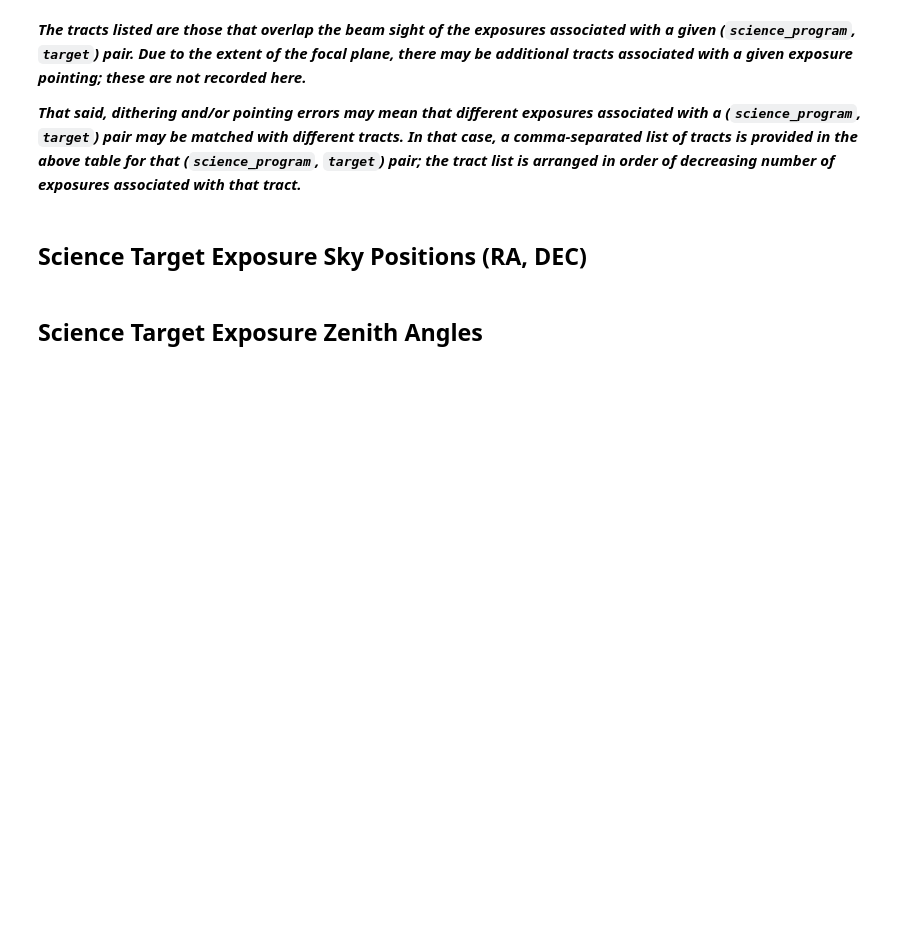
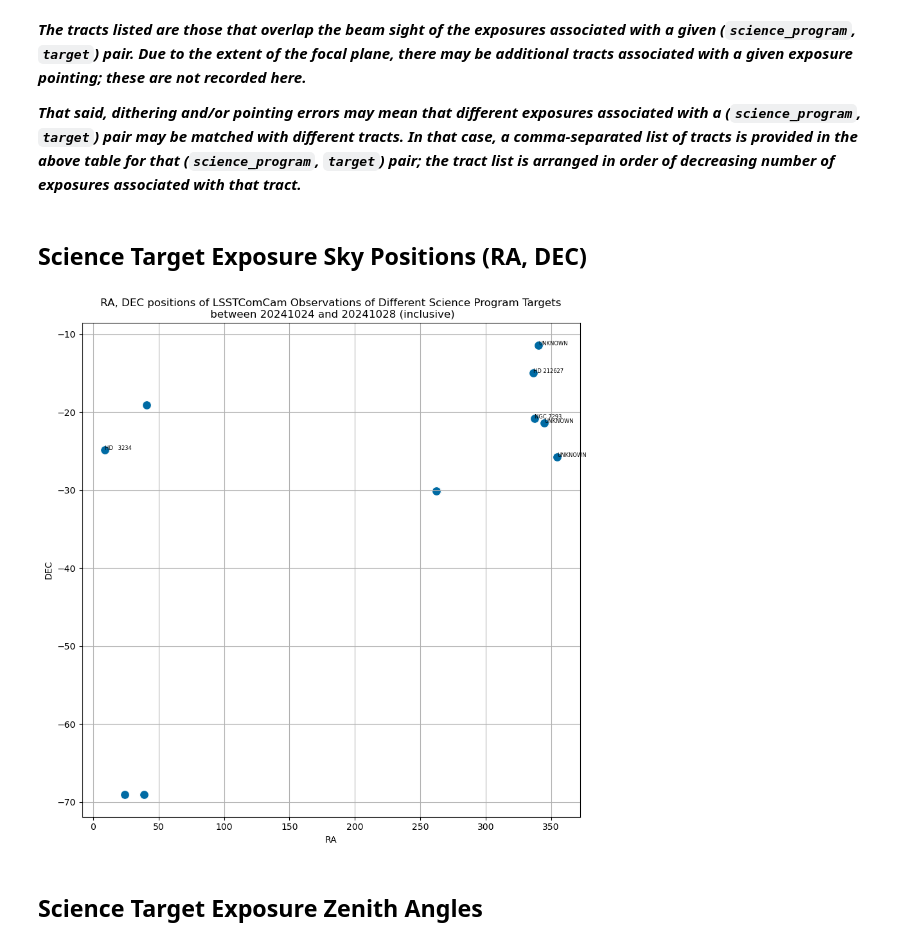
Before and after one commit to lsst-dm/vv-team-notebooks, a Jupyter notebook: reports/TargetReport.ipynb, the cells around one changed output. Cells and saved outputs as stored; diff of their text form; code cells hidden in the pictures; blank space fills up the shorter version.

Commit message:
Updated TargetReport to use a range of dates

```diff
--- a/reports/TargetReport.ipynb
+++ b/reports/TargetReport.ipynb
@@ -5,12 +5,13 @@ See Jira issue <a href=https://rubinobs.atlassian.net/browse/SP-924>SP-924</a>.
 
 **Credit:** Based heavily on the <a href=https://github.com/sylvielsstfr/AuxTelComm/blob/main/notebooks_usdf/ana_auxtelprod_jn/spectractor_v3.1.0_May2024/ListOfExposures-hologram-oga.ipynb> List of Exposures at USDF in OGA</a> notebook by Sylvie Dagoret-Campagne.  This initial "Prototype Target Dashboard" notebook would not have been possible without it.
 # %%
-instrument = 'LATISS'
-repo = '/repo/embargo'
-day_obs = '2024-08-07'
-collection = 'LATISS/prompt/output-2024-08-07'
-collection_sky = 'LATISS/runs/AUXTEL_DRP_IMAGING_20230509_20240513/w_2024_20/PREOPS-5146'
-skymap_name = 'latiss_v1'
+instrument = 'LSSTComCam'
+repo = 'embargo_new'
+day_obs_start = '2024-10-24'
+day_obs_end = 'TODAY'
+collection = 'LSSTComCam/nightlyValidation'
+collection_sky = 'LSSTComCamSim/runs/DRP/OR4/w_2024_25/DM-45066'
+skymap_name = 'ops_rehersal_prep_2k_v1'
 col_sciprog = 'science_program'
 col_target = 'target'
 col_filter = 'filter'
@@ -57,4 +49,25 @@ from astropy.time import Time
 import warnings
+# %%
+
+# 1.2 Convert day_obs_start and day_obs_end to integers...
+
+# Convert the date_obs_start string to a datetime object
+if day_obs_start.lower() == "today":
+    day_obs_start = datetime.strptime(date.today().strftime("%Y-%m-%d"), '%Y-%m-%d')
+else:
+    day_obs_start = datetime.strptime(day_obs_start, '%Y-%m-%d')
+# Convert the date_obs_start datetime object to an integer
+day_obs_start = int(day_obs_start.strftime('%Y%m%d'))
+#print("Start date is: ", day_obs_start)
+
+# Convert the date_obs_end string to a datetime object
+if day_obs_end.lower() == "today":
+    day_obs_end = datetime.strptime(date.today().strftime("%Y-%m-%d"), '%Y-%m-%d')
+else:
+    day_obs_end = datetime.strptime(day_obs_end, '%Y-%m-%d')
+# Convert the date_obs_end datetime object to an integer
+day_obs_end = int(day_obs_end.strftime('%Y%m%d'))
+#print("End date is: ", day_obs_end)
 # %%
 ## 1.3 Define functions and parameters
 
@@ -377,8 +392,9 @@ registry = butler.registry
 
 ## 2.2 Read in information from the `exposure` dimension and create pandas DataFrame
 
-# Query the metadata for the `exposure` dimension, limiting the results to this particular instrument and day of observation:
-query="instrument='%s' AND day_obs=%d" % (instrument, day_obs)
+# Query the metadata for the `exposure` dimension, limiting the results to this particular instrument and range of days of observation:
+#query="instrument='%s' AND day_obs=%d" % (instrument, day_obs)
+query="instrument='%s' AND day_obs>=%d AND day_obs<=%d" % (instrument, day_obs_start, day_obs_end)
 results = registry.queryDimensionRecords('exposure',where=query)
 # %%
 
@@ -626,33 +666,35 @@ df_final
 # %%
 
 ## 3.3 Positions
 
 ### 3.3.1 Target RA, DEC
 
 df_sci.sort_values(by='field_name', inplace=True)
 
 plt.figure(figsize=(10, 10))
 
 # Plot in Cartesian coordinates
 if df_sci[col_target].dtype == "int64" or df_sci[col_target].dtype == "float64":
     # We create and annotate the plot one way if col_target is numerical...
     ax = sns.scatterplot(data=df_sci, x="ra", y="dec", hue=col_target, palette='viridis', s=100)
 else:
     # Otherwise, if col_target is a string or similar, we create and annotate the plot this way...
     #  (This could be done better.  As it is, the spacing is very crowded.)
     ax = sns.scatterplot(data=df_sci, x="ra", y="dec", s=100)
     prev_label = 'XXXXXX'
     for i, label in enumerate(df_sci[col_target]):
         if label != prev_label:
             ax.annotate(label, (df_sci['ra'].iloc[i], df_sci['dec'].iloc[i]), fontsize=6)
             prev_label = label
 
 # Add labels and title
 plt.xlabel('RA')
 plt.ylabel('DEC')
-title = """RA, DEC positions of %s Observations of Different Science Program Targets on %s""" %(instrument, day_obs)
+title = """RA, DEC positions of %s Observations of Different Science Program Targets\n between %s and %s (inclusive)""" %(instrument, day_obs_start, day_obs_end)
 plt.title(title)
 plt.grid(True)
+# %% [output]
+[figure, added]
 # %% [markdown]
 ## Science Target Exposure Zenith Angles
 # %%
```
Also changed, not shown: parts of 10 cells of this notebook, 1 other file.
